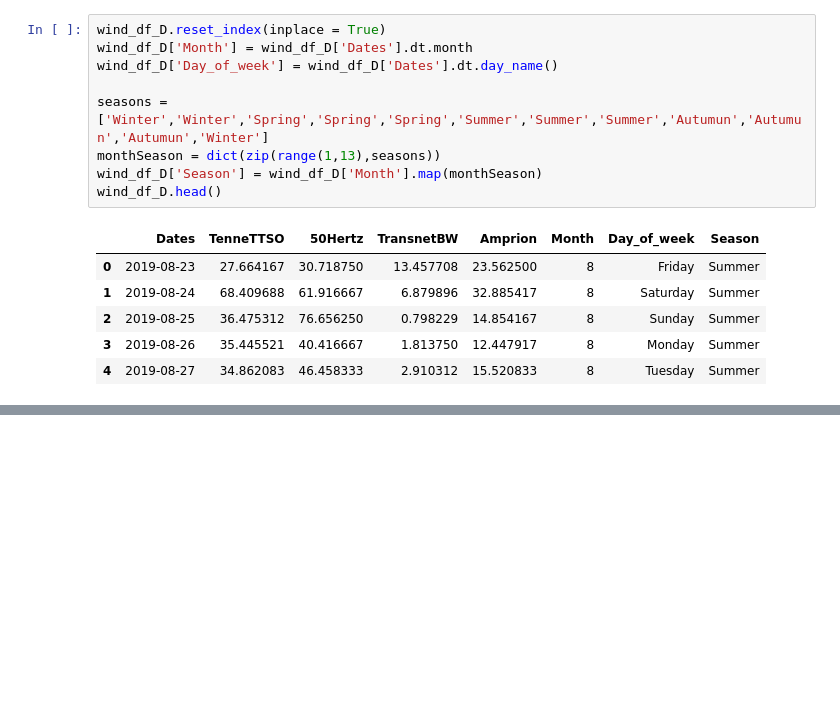
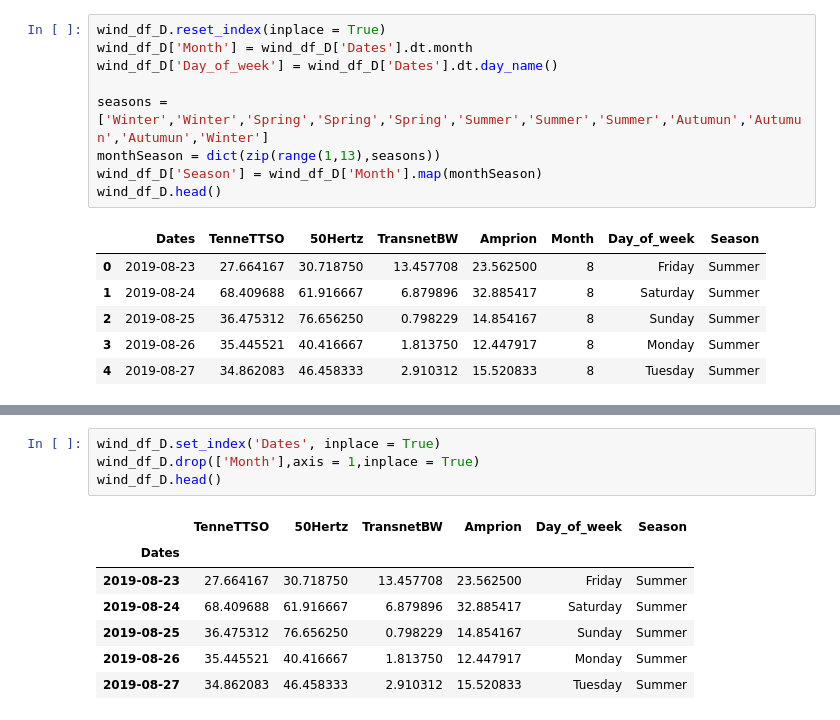
Before and after one commit to behlvaibhav/Wind-Power-Generation, a Jupyter notebook: wind-power-generation.ipynb, the cells around one changed output, grey strips where cells are left out. Drawn from its saved outputs; the diff is of its cells as text; blank space fills up the shorter version.

```diff
--- a/wind-power-generation.ipynb
+++ b/wind-power-generation.ipynb
@@ -266,0 +276,12 @@ plt.show()
+# %%
+wind_df_D.set_index('Dates', inplace = True)
+wind_df_D.drop(['Month'],axis = 1,inplace = True)
+wind_df_D.head()
+# %% [output]
+|  | TenneTTSO | 50Hertz | TransnetBW | Amprion | Day_of_week | Season |
+| Dates |  |  |  |  |  |  |
+| 2019-08-23 | 27.664167 | 30.718750 | 13.457708 | 23.562500 | Friday | Summer |
+| 2019-08-24 | 68.409688 | 61.916667 | 6.879896 | 32.885417 | Saturday | Summer |
+| 2019-08-25 | 36.475312 | 76.656250 | 0.798229 | 14.854167 | Sunday | Summer |
+| 2019-08-26 | 35.445521 | 40.416667 | 1.813750 | 12.447917 | Monday | Summer |
+| 2019-08-27 | 34.862083 | 46.458333 | 2.910312 | 15.520833 | Tuesday | Summer |
```
Also changed, not shown: parts of 5 cells of this notebook.
